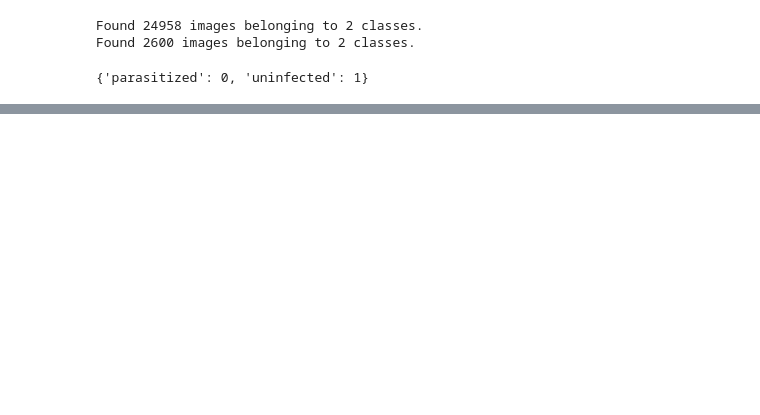
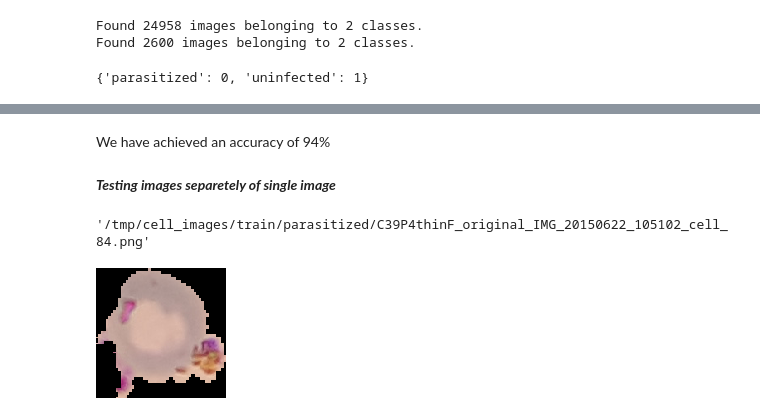
Before and after one commit to Mithun162001/Deep-Learning, a Jupyter notebook: Notebook/CNN/Malaria Classification/Malaria_Classification_CNN.ipynb, the cells around one changed output, grey strips where cells are left out. Cells and saved outputs as stored; diff of their text form; code cells hidden in the pictures; blank space fills up the shorter version.

```diff
--- a/Notebook/CNN/Malaria Classification/Malaria_Classification_CNN.ipynb
+++ b/Notebook/CNN/Malaria Classification/Malaria_Classification_CNN.ipynb
@@ -310,0 +357,14 @@ model.save('malaria_classification_cnn.h5')
+# %% [markdown]
+We have achieved an accuracy of 94%
+# %% [markdown]
+***Testing images separetely of single image***
+# %%
+para_cell
+# %% [output]
+'/tmp/cell_images/train/parasitized/C39P4thinF_original_IMG_20150622_105102_cell_84.png'
+# %%
+from tensorflow.keras.preprocessing import image
+my_img = image.load_img(para_cell, target_size=image_shape)
+my_img
+# %% [output]
+[figure, added]
```
Also changed, not shown: parts of 17 cells of this notebook.
